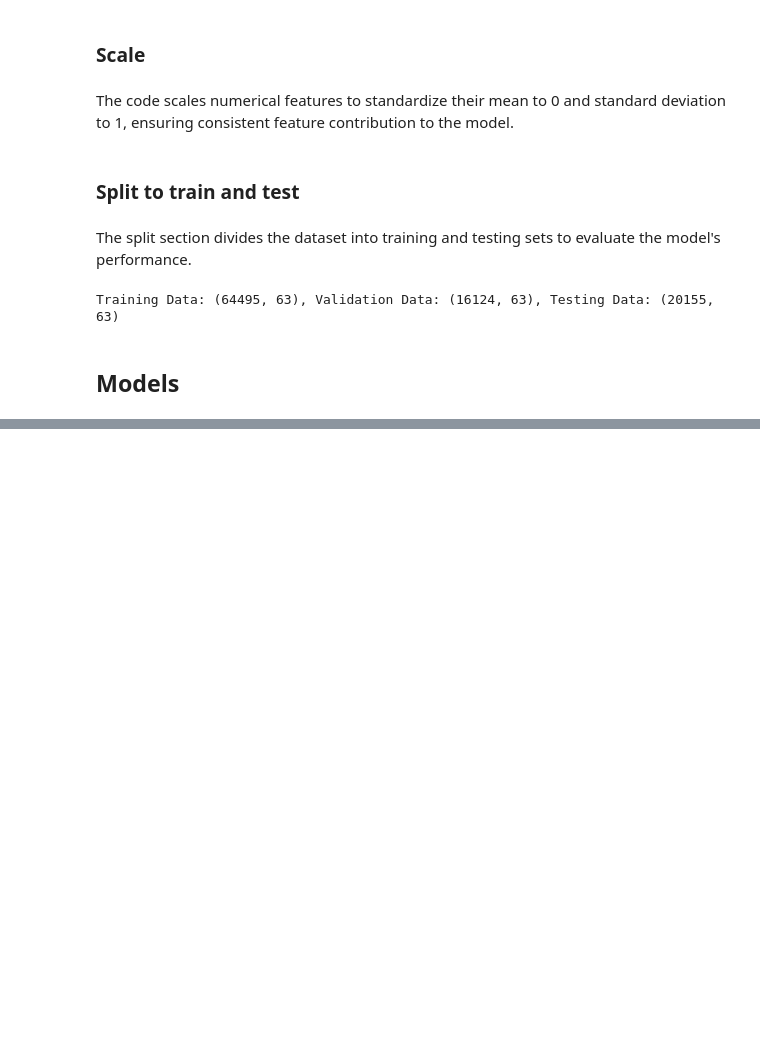
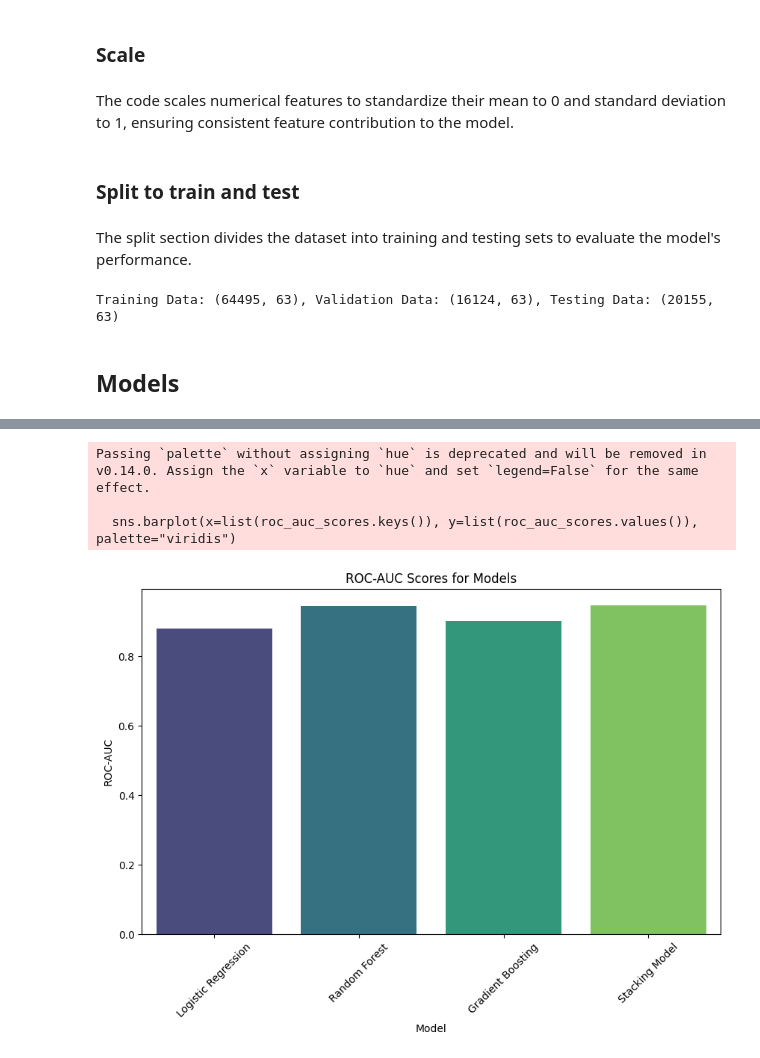
Before and after one commit to EitanKatz1/Hotel_bookin_demand, a Jupyter notebook: Hotel_bookin_demand_EDA.ipynb, the cells around one changed output, grey strips where cells are left out. Saved outputs shown, nothing was run; the diff lists cells and outputs as text; code cells hidden in the pictures; blank space fills up the shorter version.

```diff
--- a/Hotel_bookin_demand_EDA.ipynb
+++ b/Hotel_bookin_demand_EDA.ipynb
@@ -760,0 +808,68 @@ Training Data: (64495, 63), Validation Data: (16124, 63), Testing Data: (20155,
+# %%
+from sklearn.ensemble import RandomForestClassifier, GradientBoostingClassifier
+from sklearn.linear_model import LogisticRegression
+from sklearn.ensemble import StackingClassifier
+from sklearn.metrics import roc_auc_score, classification_report, confusion_matrix, accuracy_score
+import matplotlib.pyplot as plt
+import seaborn as sns
+
+# Initialize models
+logistic_regression = LogisticRegression(random_state=42, max_iter=1000)
+random_forest = RandomForestClassifier(random_state=42, n_estimators=100)
+gradient_boosting = GradientBoostingClassifier(random_state=42)
+
+# Train baseline model (Logistic Regression)
+logistic_regression.fit(X_train, y_train)
+y_val_pred_lr = logistic_regression.predict(X_val)
+roc_auc_lr = roc_auc_score(y_val, logistic_regression.predict_proba(X_val)[:, 1])
+print("Logistic Regression ROC-AUC:", roc_auc_lr)
+
+# Train ensemble models
+random_forest.fit(X_train, y_train)
+y_val_pred_rf = random_forest.predict(X_val)
+roc_auc_rf = roc_auc_score(y_val, random_forest.predict_proba(X_val)[:, 1])
+print("Random Forest ROC-AUC:", roc_auc_rf)
+
+gradient_boosting.fit(X_train, y_train)
+y_val_pred_gb = gradient_boosting.predict(X_val)
+roc_auc_gb = roc_auc_score(y_val, gradient_boosting.predict_proba(X_val)[:, 1])
+print("Gradient Boosting ROC-AUC:", roc_auc_gb)
+
+# Stacking ensemble
+stacking_model = StackingClassifier(
+    estimators=[
+        ('lr', logistic_regression),
+        ('rf', random_forest),
+        ('gb', gradient_boosting)
+    ],
+    final_estimator=LogisticRegression(random_state=42, max_iter=1000)
+)
+stacking_model.fit(X_train, y_train)
+y_val_pred_stack = stacking_model.predict(X_val)
+roc_auc_stack = roc_auc_score(y_val, stacking_model.predict_proba(X_val)[:, 1])
+print("Stacking Model ROC-AUC:", roc_auc_stack)
+
+# Evaluate all models
+models = {
+    "Logistic Regression": (y_val_pred_lr, roc_auc_lr),
+    "Random Forest": (y_val_pred_rf, roc_auc_rf),
+    "Gradient Boosting": (y_val_pred_gb, roc_auc_gb),
+    "Stacking Model": (y_val_pred_stack, roc_auc_stack)
+}
+
+for model_name, (y_pred, roc_auc) in models.items():
+    print(f"\nModel: {model_name}")
+    print(f"ROC-AUC: {roc_auc}")
+    print(classification_report(y_val, y_pred))
+    print(confusion_matrix(y_val, y_pred))
+
+# Plot ROC-AUC scores
+roc_auc_scores = {model_name: roc_auc for model_name, (_, roc_auc) in models.items()}
+plt.figure(figsize=(10, 6))
+sns.barplot(x=list(roc_auc_scores.keys()), y=list(roc_auc_scores.values()), palette="viridis")
+plt.title("ROC-AUC Scores for Models")
+plt.ylabel("ROC-AUC")
+plt.xlabel("Model")
+plt.xticks(rotation=45)
+plt.show()
+# %% [output]
@@ -760,0 +893,4 @@ Training Data: (64495, 63), Validation Data: (16124, 63), Testing Data: (20155,
+Passing `palette` without assigning `hue` is deprecated and will be removed in v0.14.0. Assign the `x` variable to `hue` and set `legend=False` for the same effect.
+
+  sns.barplot(x=list(roc_auc_scores.keys()), y=list(roc_auc_scores.values()), palette="viridis")
+[figure, added]
```
Also changed, not shown: parts of 9 cells of this notebook.
